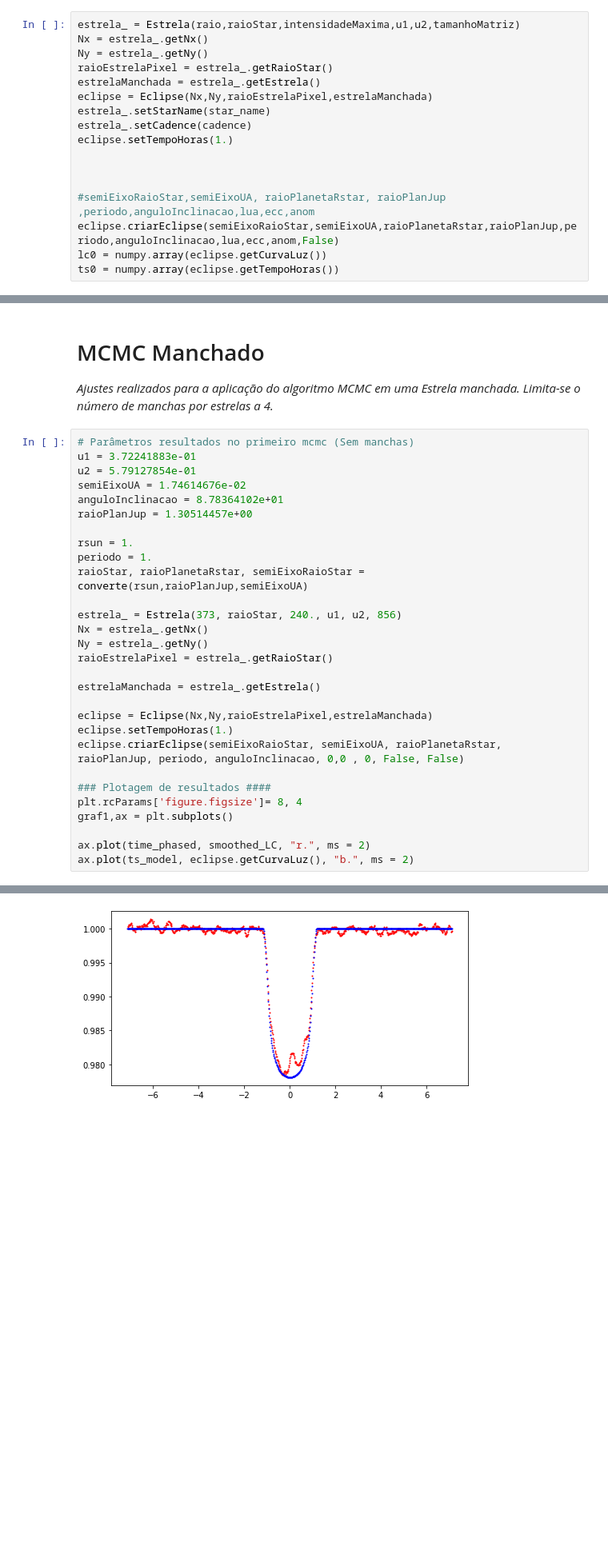
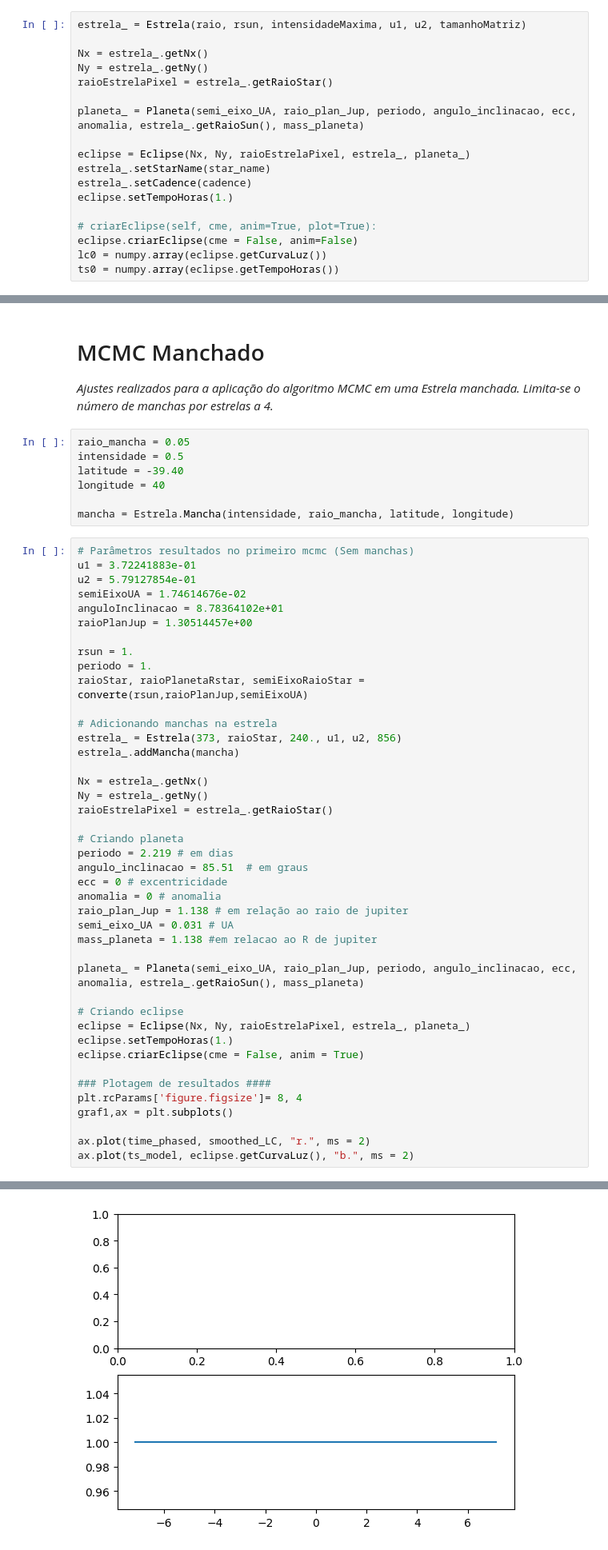
Before and after one commit to Transit-Model-CRAAM/eclipse-model-CME, a Jupyter notebook: Eclipse/main.ipynb, the cells around one changed output, grey strips where cells are left out. Shown: that part at 80% size. Saved outputs shown, nothing was run; the diff lists cells and outputs as text; blank space fills up the shorter version.

```diff
--- a/Eclipse/main.ipynb
+++ b/Eclipse/main.ipynb
@@ -48,20 +50,21 @@ raioStar, raioPlanetaRstar , semiEixoRaioStar = converte(rsun,raioPlanJup,semiEi
 ### Construção da Estrela e do Eclipse
 _Após a construção da matriz estrela e do eclipse calculado, temos a resultante da curva de luz representada graficamente abaixo._
 # %%
-estrela_ = Estrela(raio,raioStar,intensidadeMaxima,u1,u2,tamanhoMatriz)
+estrela_ = Estrela(raio, rsun, intensidadeMaxima, u1, u2, tamanhoMatriz)
+
 Nx = estrela_.getNx()
 Ny = estrela_.getNy()
 raioEstrelaPixel = estrela_.getRaioStar()
-estrelaManchada = estrela_.getEstrela()
-eclipse = Eclipse(Nx,Ny,raioEstrelaPixel,estrelaManchada)
+
+planeta_ = Planeta(semi_eixo_UA, raio_plan_Jup, periodo, angulo_inclinacao, ecc, anomalia, estrela_.getRaioSun(), mass_planeta)
+
+eclipse = Eclipse(Nx, Ny, raioEstrelaPixel, estrela_, planeta_)
 estrela_.setStarName(star_name)
 estrela_.setCadence(cadence)
 eclipse.setTempoHoras(1.)
 
-
-
-#semiEixoRaioStar,semiEixoUA, raioPlanetaRstar, raioPlanJup ,periodo,anguloInclinacao,lua,ecc,anom
-eclipse.criarEclipse(semiEixoRaioStar,semiEixoUA,raioPlanetaRstar,raioPlanJup,periodo,anguloInclinacao,lua,ecc,anom,False)
+# criarEclipse(self, cme, anim=True, plot=True):
+eclipse.criarEclipse(cme = False, anim=False)
 lc0 = numpy.array(eclipse.getCurvaLuz())
 ts0 = numpy.array(eclipse.getTempoHoras())
 # %% [output]
@@ -188,6 +191,13 @@ torus_height = 100 #a
 # %% [markdown]
 # MCMC Manchado
 _Ajustes realizados para a aplicação do algoritmo MCMC em uma Estrela manchada. Limita-se o número de manchas por estrelas a 4._
+# %%
+raio_mancha = 0.05
+intensidade = 0.5
+latitude = -39.40
+longitude = 40
+
+mancha = Estrela.Mancha(intensidade, raio_mancha, latitude, longitude)
 # %%
 # Parâmetros resultados no primeiro mcmc (Sem manchas)
 u1 = 3.72241883e-01
@@ -200,16 +210,29 @@ rsun = 1.
 periodo = 1.
 raioStar, raioPlanetaRstar, semiEixoRaioStar = converte(rsun,raioPlanJup,semiEixoUA)
 
+# Adicionando manchas na estrela
 estrela_ = Estrela(373, raioStar, 240., u1, u2, 856)
+estrela_.addMancha(mancha)
+
 Nx = estrela_.getNx()
 Ny = estrela_.getNy()
 raioEstrelaPixel = estrela_.getRaioStar()
 
-estrelaManchada = estrela_.getEstrela()
+# Criando planeta
+periodo = 2.219 # em dias
+angulo_inclinacao = 85.51  # em graus
+ecc = 0 # excentricidade
+anomalia = 0 # anomalia
+raio_plan_Jup = 1.138 # em relação ao raio de jupiter
+semi_eixo_UA = 0.031 # UA
+mass_planeta = 1.138 #em relacao ao R de jupiter
 
-eclipse = Eclipse(Nx,Ny,raioEstrelaPixel,estrelaManchada)
+planeta_ = Planeta(semi_eixo_UA, raio_plan_Jup, periodo, angulo_inclinacao, ecc, anomalia, estrela_.getRaioSun(), mass_planeta)
+
+# Criando eclipse
+eclipse = Eclipse(Nx, Ny, raioEstrelaPixel, estrela_, planeta_)
 eclipse.setTempoHoras(1.)
-eclipse.criarEclipse(semiEixoRaioStar, semiEixoUA, raioPlanetaRstar, raioPlanJup, periodo, anguloInclinacao, 0,0 , 0, False, False)
+eclipse.criarEclipse(cme = False, anim = True)
 
 ### Plotagem de resultados ####
 plt.rcParams['figure.figsize']= 8, 4
@@ -222,4 +246,4 @@ ax.plot(ts_model, eclipse.getCurvaLuz(), "b.", ms = 2)
-[figure, old version]
+[figure, new version]
 # %% [markdown]
 ### Latitude das manchas
 Para que a mancha estejá alinhada à orbita do planeta, é necessária que a latitude desta esteja dentro da trajetória da órbita do planeta. Dessa forma, a seguir, sugerimos, com base no angulo de inclinação do planeta e seu semi-eixo, a latitude indicada para a plotagem das manchas.
```
Also changed, not shown: parts of 13 cells of this notebook, 3 other files.
